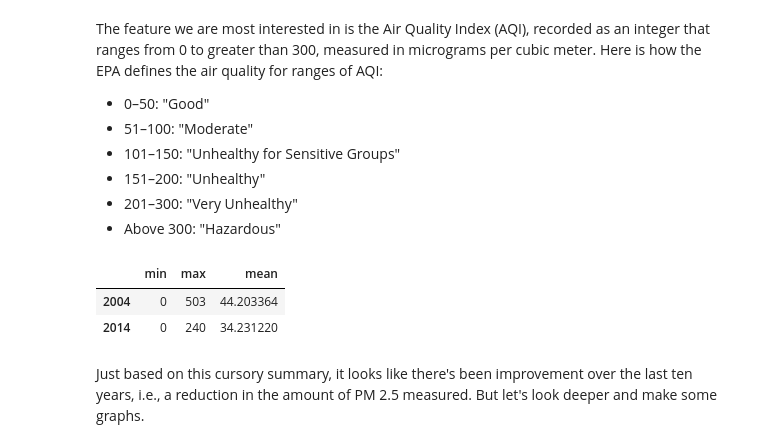
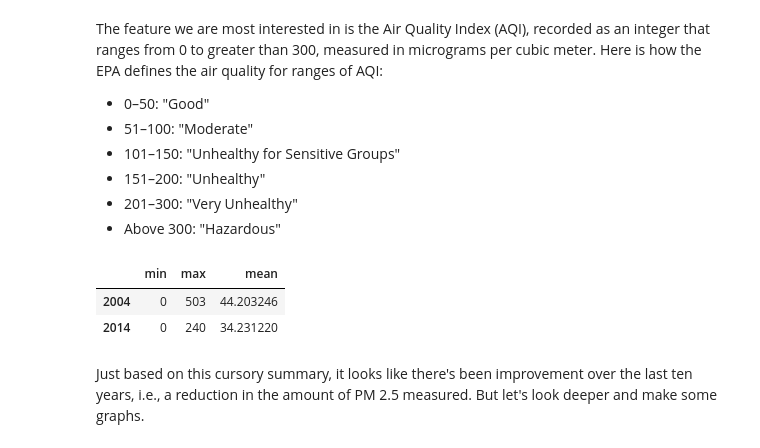
Before and after one commit to bradmager/AirPollutionStudy, a Jupyter notebook: AirPollutionStudy.ipynb, the cells around one changed output. Cells and saved outputs as stored; diff of their text form; code cells hidden in the pictures.

```diff
--- a/AirPollutionStudy.ipynb
+++ b/AirPollutionStudy.ipynb
@@ -11,7 +11,7 @@ import pandas as pd
 # For 2004, starting at row 150656, the State Code switches from an integer to 'CC',
 # indicating Canada, so we need to skip those. For both years, we'll parse the
 # dates, which are at column 11.
-skip = range(150656, 150771)
+skip = range(150656, 150772)
 data2004 = pd.read_csv('Data/daily_88101_2004.csv', skiprows=skip, parse_dates=[11])
 data2014 = pd.read_csv('Data/daily_88101_2014.csv', parse_dates=[11])
 # %%
@@ -30,12 +30,12 @@ The feature we are most interested in is the Air Quality Index (AQI), recorded a
 - Above 300: "Hazardous"
 # %%
 # Create a summary dataframe of the AQI data for the two years
-AQI = pd.DataFrame([d2004.describe().loc[['min', 'max', 'mean'], 'AQI'],
+AQI_summary = pd.DataFrame([d2004.describe().loc[['min', 'max', 'mean'], 'AQI'],
                     d2014.describe().loc[['min', 'max', 'mean'], 'AQI']], ['2004', '2014'])
-AQI
+AQI_summary
 # %% [output]
 |  | min | max | mean |
-| 2004 | 0 | 503 | 44.203364 |
+| 2004 | 0 | 503 | 44.203246 |
 | 2014 | 0 | 240 | 34.231220 |
 # %% [markdown]
 Just based on this cursory summary, it looks like there's been improvement over the last ten years, i.e., a reduction in the amount of PM 2.5 measured. But let's look deeper and make some graphs.
```
Also changed, not shown: parts of 3 cells of this notebook.
